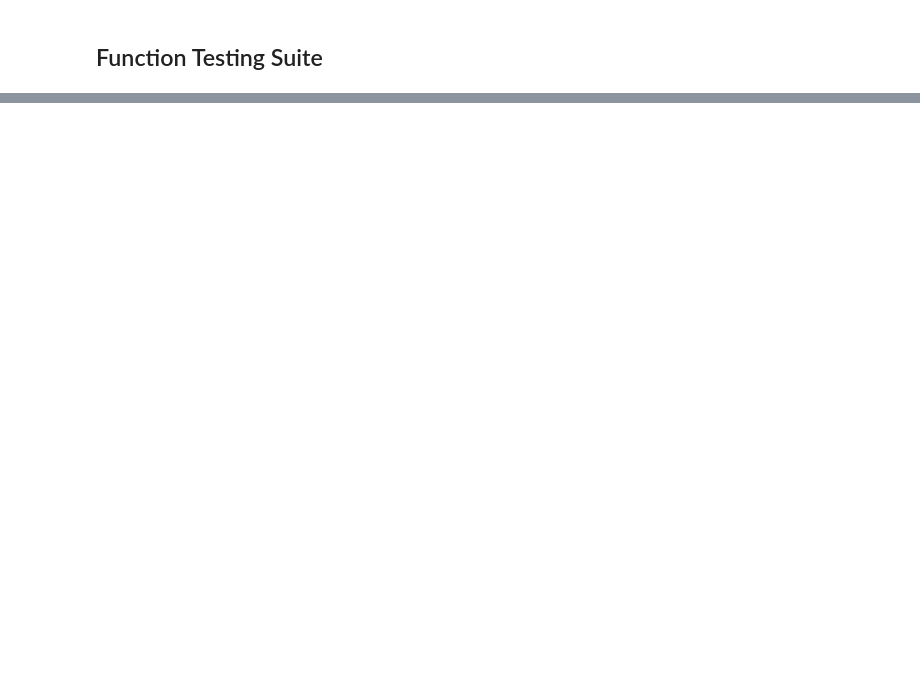
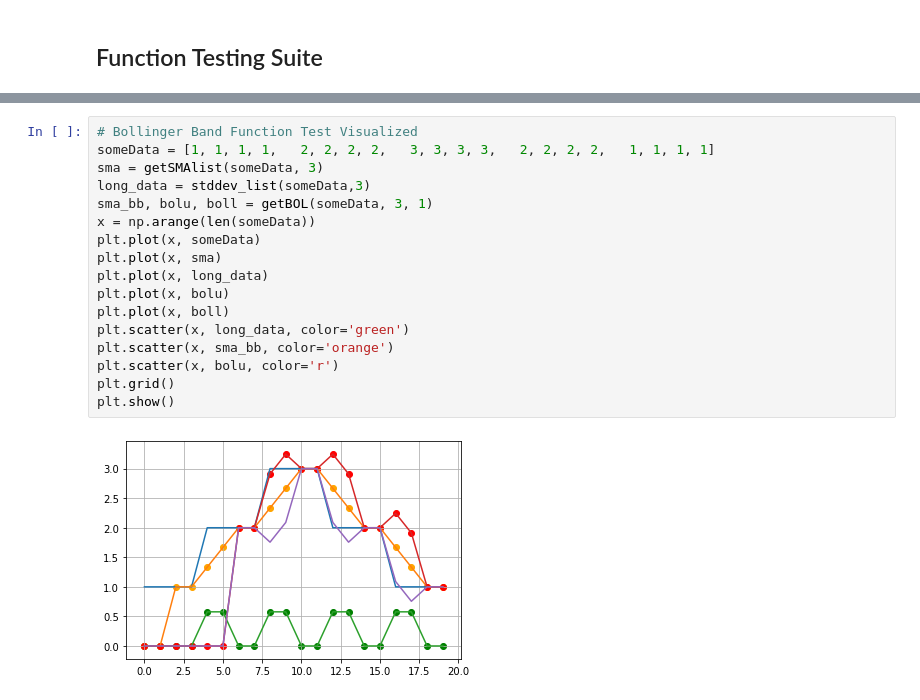
Before and after one commit to kilolux/fsp-demos, a Jupyter notebook: bollinger-bands-demo.ipynb, the cells around one changed output, grey strips where cells are left out. Saved outputs shown, nothing was run; the diff lists cells and outputs as text; blank space fills up the shorter version.

```diff
--- a/bollinger-bands-demo.ipynb
+++ b/bollinger-bands-demo.ipynb
@@ -246,3 +252,22 @@ Ran 7 tests in 0.005s
 
 OK
 <unittest.main.TestProgram at 0x...>
+# %%
+# Bollinger Band Function Test Visualized
+someData = [1, 1, 1, 1,   2, 2, 2, 2,   3, 3, 3, 3,   2, 2, 2, 2,   1, 1, 1, 1]
+sma = getSMAlist(someData, 3)
+long_data = stddev_list(someData,3)
+sma_bb, bolu, boll = getBOL(someData, 3, 1)
+x = np.arange(len(someData))
+plt.plot(x, someData)
+plt.plot(x, sma)
+plt.plot(x, long_data)
+plt.plot(x, bolu)
+plt.plot(x, boll)
+plt.scatter(x, long_data, color='green')
+plt.scatter(x, sma_bb, color='orange')
+plt.scatter(x, bolu, color='r')
+plt.grid()
+plt.show()
+# %% [output]
+[figure, added]
```
Also changed, not shown: parts of 6 cells of this notebook.
